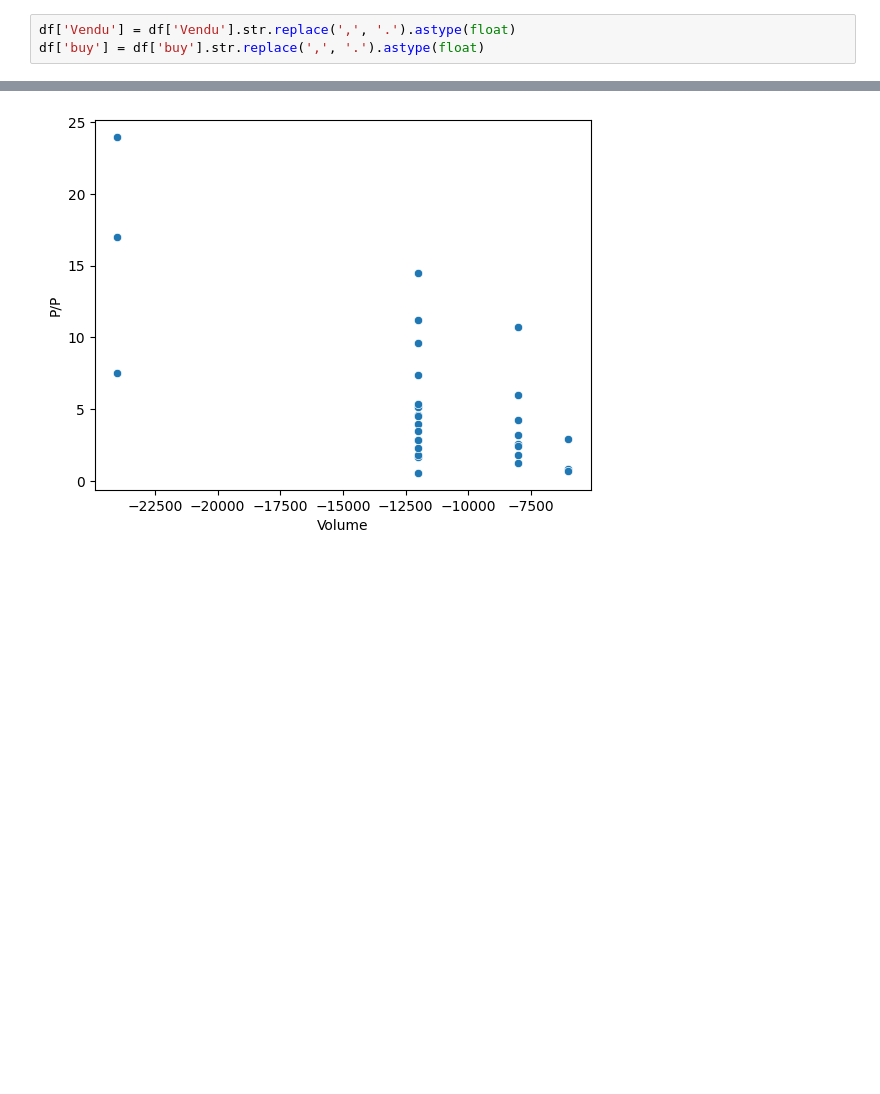
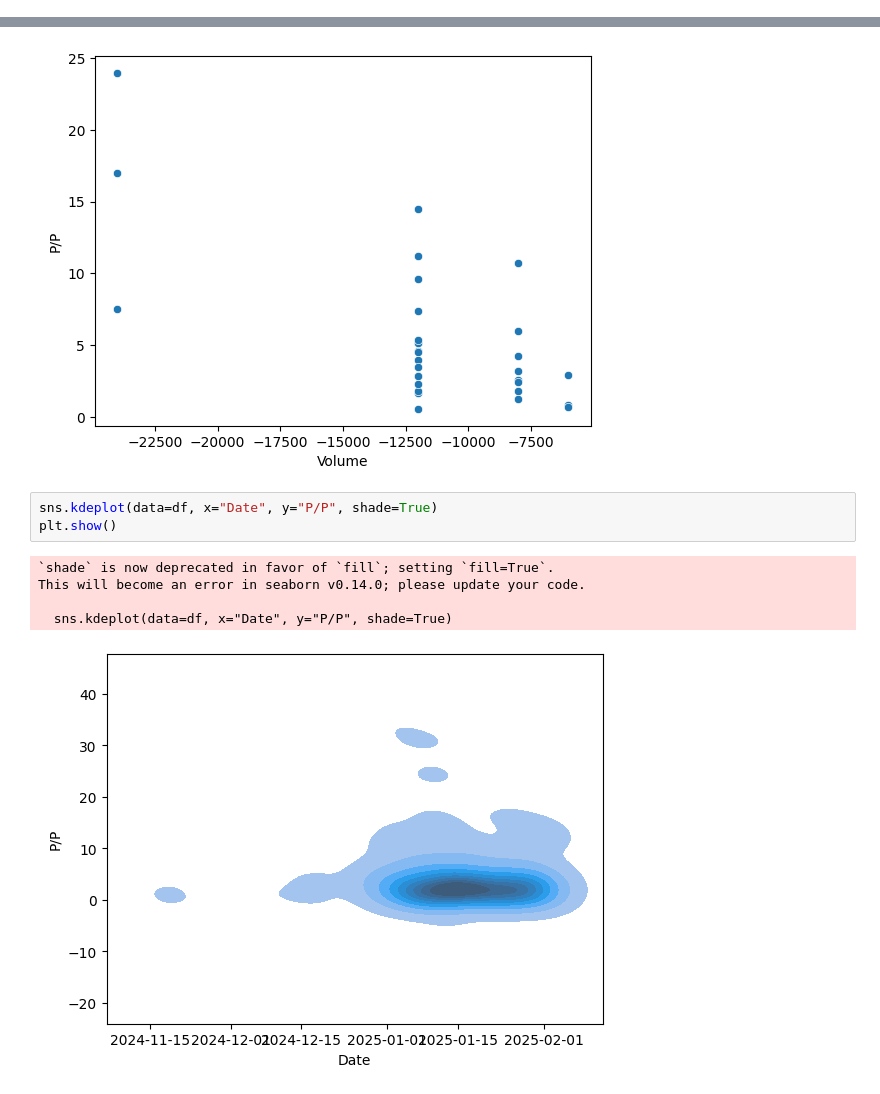
Before and after one commit to TerriblePepito/TerriblePepitostest, a Jupyter notebook: tradestypesdraft.ipynb, the cells around one changed output, grey strips where cells are left out. Drawn from its saved outputs; the diff is of its cells as text; blank space fills up the shorter version.

```diff
--- a/tradestypesdraft.ipynb
+++ b/tradestypesdraft.ipynb
@@ -60,8 +54,14 @@ subgroups = []
-# %%
-df['Vendu'] = df['Vendu'].str.replace(',', '.').astype(float)
-df['buy'] = df['buy'].str.replace(',', '.').astype(float)
 # %%
 sns.scatterplot(x='Volume', y='P/P', data=dfvalue, hue=)
 plt.show()
 # %% [output]
 [figure]
+# %%
+sns.kdeplot(data=df, x="Date", y="P/P", shade=True)
+plt.show()
+# %% [output]
+`shade` is now deprecated in favor of `fill`; setting `fill=True`.
+This will become an error in seaborn v0.14.0; please update your code.
+
+  sns.kdeplot(data=df, x="Date", y="P/P", shade=True)
+[figure, added]
```
Also changed, not shown: parts of 3 cells of this notebook.
